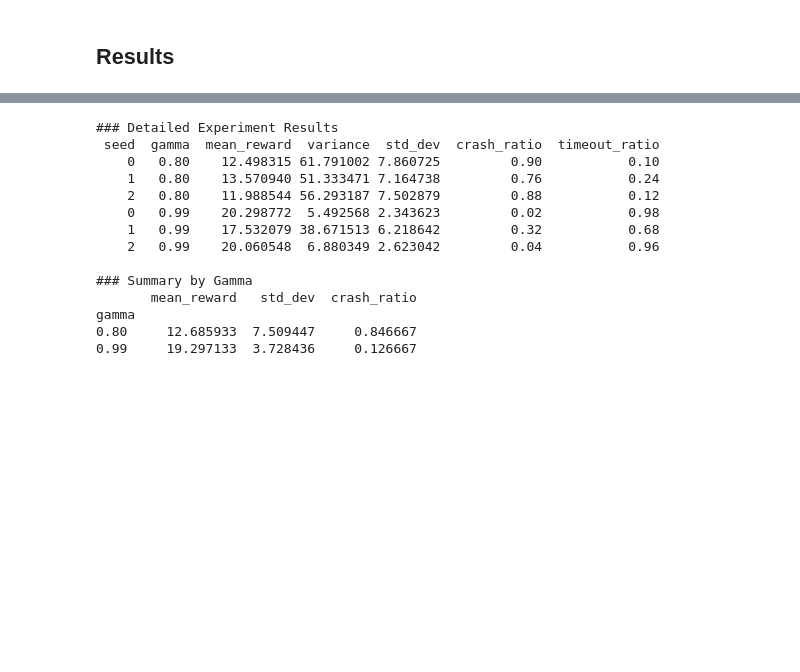
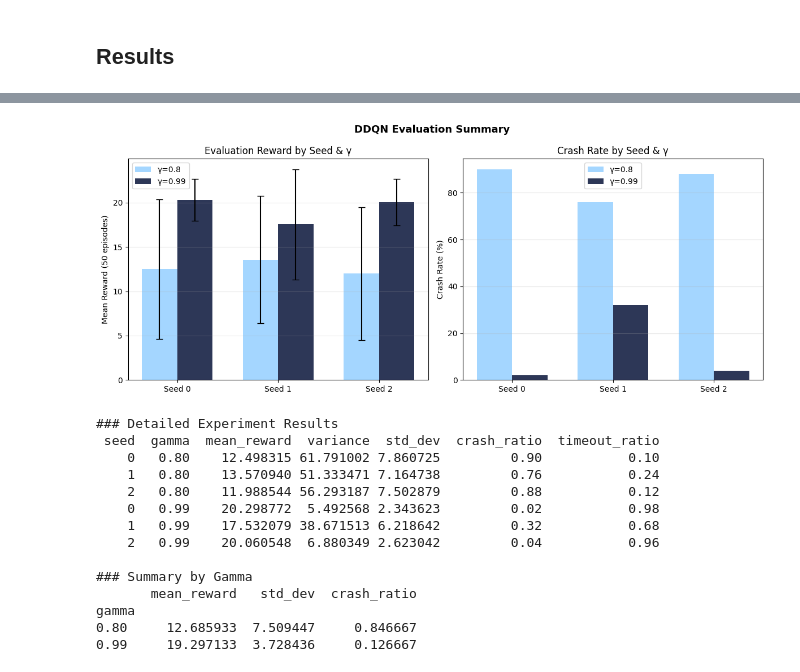
Before and after one commit to Wstoloah/RL-project, a Jupyter notebook: ddqn.ipynb, the cells around one changed output, grey strips where cells are left out. Cells and saved outputs as stored; diff of their text form; code cells hidden in the pictures; blank space fills up the shorter version.

```diff
--- a/ddqn.ipynb
+++ b/ddqn.ipynb
@@ -647,3 +624,46 @@ Evaluating: Seed 2 | Gamma 0.99
+# %%
+# ──  Evaluation Summary Figures ────────────────────────────────────────
+import pandas as pd
+
+df = pd.DataFrame(all_detailed_results)
+df.to_csv(f"{FIG_DIR}/ddqn_evaluation_summary.csv", index=False)
+fig, axes = plt.subplots(1, 2, figsize=(12, 5))
+
+# ── Left: mean reward grouped by gamma ──────────────────────────────────────
+for i, (gamma, grp) in enumerate(df.groupby("gamma")):
+    x     = np.arange(len(grp))
+    label = f"γ={gamma}"
+    color = ["#94CFFF", "#08143A"][i]
+    axes[0].bar(x + i * 0.35, grp["mean_reward"], 0.35,
+                yerr=grp["std_dev"], capsize=4,
+                label=label, color=color, alpha=0.85)
+
+axes[0].set_xticks(np.arange(3) + 0.175)
+axes[0].set_xticklabels([f"Seed {s}" for s in df["seed"].unique()])
+axes[0].set_ylabel("Mean Reward (50 episodes)")
+axes[0].set_title("Evaluation Reward by Seed & γ")
+axes[0].legend(); axes[0].grid(axis="y", alpha=0.3)
+
+# ── Right: crash rate ────────────────────────────────────────────────────────
+for i, (gamma, grp) in enumerate(df.groupby("gamma")):
+    x = np.arange(len(grp))
+    color = ["#94CFFF", "#08143A"][i]
+    axes[1].bar(x + i * 0.35, grp["crash_ratio"] * 100, 0.35,
+                label=f"γ={gamma}", color=color, alpha=0.85)
+
+axes[1].set_xticks(np.arange(3) + 0.175)
+axes[1].set_xticklabels([f"Seed {s}" for s in df["seed"].unique()])
+axes[1].set_ylabel("Crash Rate (%)")
+axes[1].set_title("Crash Rate by Seed & γ")
+axes[1].legend(); axes[1].grid(axis="y", alpha=0.3)
+
+plt.suptitle("DDQN Evaluation Summary", fontsize=13, fontweight="bold")
+plt.tight_layout()
+
+plt.savefig(f"{FIG_DIR}/eval_summary.png", bbox_inches="tight", dpi=150)
+plt.show()
+# %% [output]
+[figure, added]
 # %%
 import pandas as pd
 df = pd.DataFrame(all_detailed_results)
```
Also changed, not shown: parts of 14 cells of this notebook, 5 other files.
